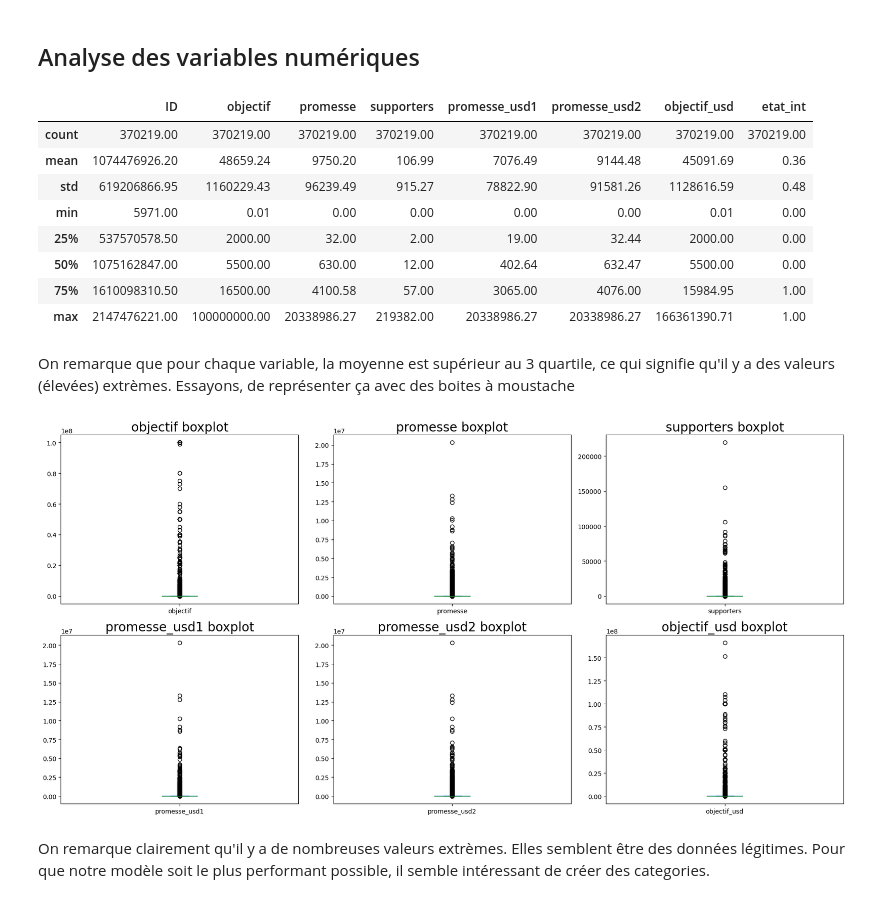
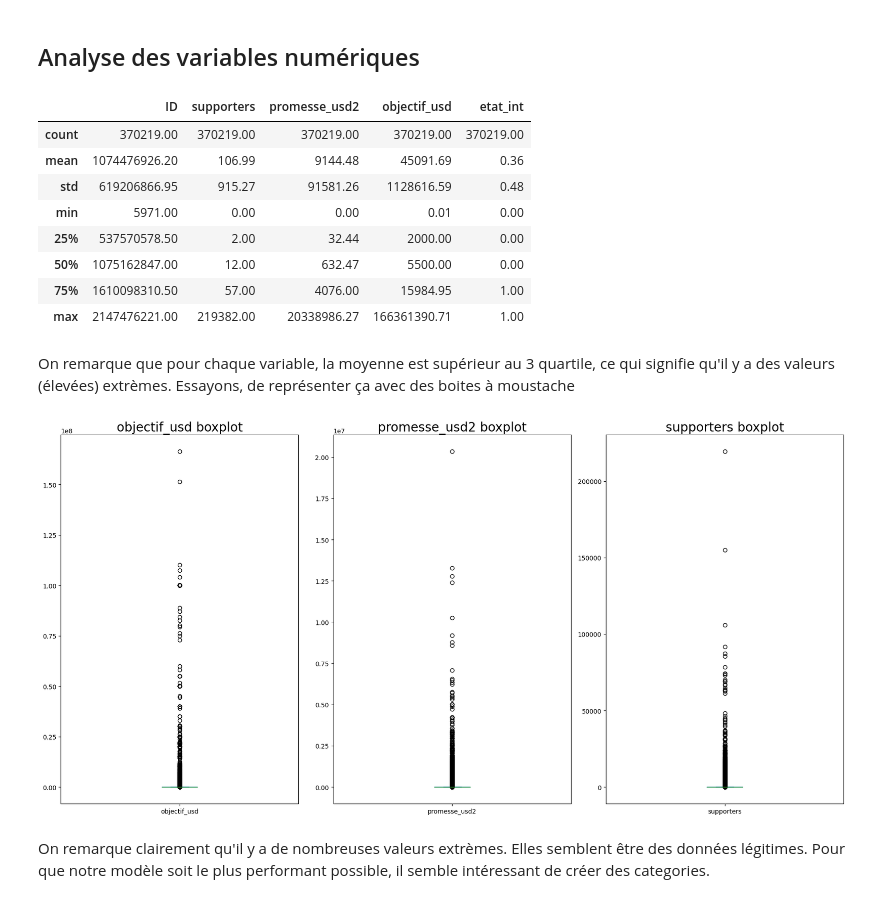
Before and after one commit to TheoKoess/Financement, a Jupyter notebook: Financement_Exploratory_Data_Analysis.ipynb, the cells around one changed output. Cells and saved outputs as stored; diff of their text form; code cells hidden in the pictures.

```diff
--- a/Financement_Exploratory_Data_Analysis.ipynb
+++ b/Financement_Exploratory_Data_Analysis.ipynb
@@ -107,0 +107,4 @@ See the caveats in the documentation: https://pandas.pydata.org/pandas-docs/stab
+# %%
+fig, ax = plt.subplots(figsize=(10,10))
+sns.heatmap(financement_df.corr(), annot=True, cmap="coolwarm", ax=ax)
+plt.show()
@@ -108,34 +117,36 @@ See the caveats in the documentation: https://pandas.pydata.org/pandas-docs/stab
+# %%
+financement_df.drop(["objectif", "promesse", "promesse_usd1"], axis=1, inplace=True)
 # %% [markdown]
 ## Analyse des variables numériques
 # %%
 describe_df = financement_df.describe().apply(lambda x: x.apply('{0:.2f}'.format))
 describe_df
 # %% [output]
-|  | ID | objectif | promesse | supporters | promesse_usd1 | promesse_usd2 | objectif_usd | etat_int |
-| count | 370219.00 | 370219.00 | 370219.00 | 370219.00 | 370219.00 | 370219.00 | 370219.00 | 370219.00 |
-| mean | 1074476926.20 | 48659.24 | 9750.20 | 106.99 | 7076.49 | 9144.48 | 45091.69 | 0.36 |
-| std | 619206866.95 | 1160229.43 | 96239.49 | 915.27 | 78822.90 | 91581.26 | 1128616.59 | 0.48 |
-| min | 5971.00 | 0.01 | 0.00 | 0.00 | 0.00 | 0.00 | 0.01 | 0.00 |
-| 25% | 537570578.50 | 2000.00 | 32.00 | 2.00 | 19.00 | 32.44 | 2000.00 | 0.00 |
-| 50% | 1075162847.00 | 5500.00 | 630.00 | 12.00 | 402.64 | 632.47 | 5500.00 | 0.00 |
-| 75% | 1610098310.50 | 16500.00 | 4100.58 | 57.00 | 3065.00 | 4076.00 | 15984.95 | 1.00 |
-| max | 2147476221.00 | 100000000.00 | 20338986.27 | 219382.00 | 20338986.27 | 20338986.27 | 166361390.71 | 1.00 |
+|  | ID | supporters | promesse_usd2 | objectif_usd | etat_int |
+| count | 370219.00 | 370219.00 | 370219.00 | 370219.00 | 370219.00 |
+| mean | 1074476926.20 | 106.99 | 9144.48 | 45091.69 | 0.36 |
+| std | 619206866.95 | 915.27 | 91581.26 | 1128616.59 | 0.48 |
+| min | 5971.00 | 0.00 | 0.00 | 0.01 | 0.00 |
+| 25% | 537570578.50 | 2.00 | 32.44 | 2000.00 | 0.00 |
+| 50% | 1075162847.00 | 12.00 | 632.47 | 5500.00 | 0.00 |
+| 75% | 1610098310.50 | 57.00 | 4076.00 | 15984.95 | 1.00 |
+| max | 2147476221.00 | 219382.00 | 20338986.27 | 166361390.71 | 1.00 |
 # %% [markdown]
 On remarque que pour chaque variable, la moyenne est supérieur au 3 quartile, ce qui signifie qu'il y a des valeurs (élevées) extrèmes.
 Essayons, de représenter ça avec des boites à moustache
 # %%
-num_col = ['objectif', 'promesse', 'supporters', 'promesse_usd1', 'promesse_usd2', 'objectif_usd']
+num_col = ['objectif_usd', 'promesse_usd2', 'supporters']
 
-fig, axes = plt.subplots(nrows=2, ncols=3, figsize=(18,9))
+fig, axes = plt.subplots(nrows=1, ncols=3, figsize=(18,9))
 
 for i, ax in enumerate(axes.flat):
     financement_df[num_col[i]].plot.box(ax=ax)
     ax.set_title(f"{num_col[i]} boxplot", fontsize=20)
 
 plt.tight_layout()
 plt.show()
 # %% [output]
-[figure, old version]
+[figure, new version]
 # %% [markdown]
 On remarque clairement qu'il y a de nombreuses valeurs extrèmes. Elles semblent être des données légitimes. Pour que notre modèle soit le plus performant possible, il semble intéressant de créer des categories.
 # %%
```
Also changed, not shown: parts of 41 cells of this notebook.
